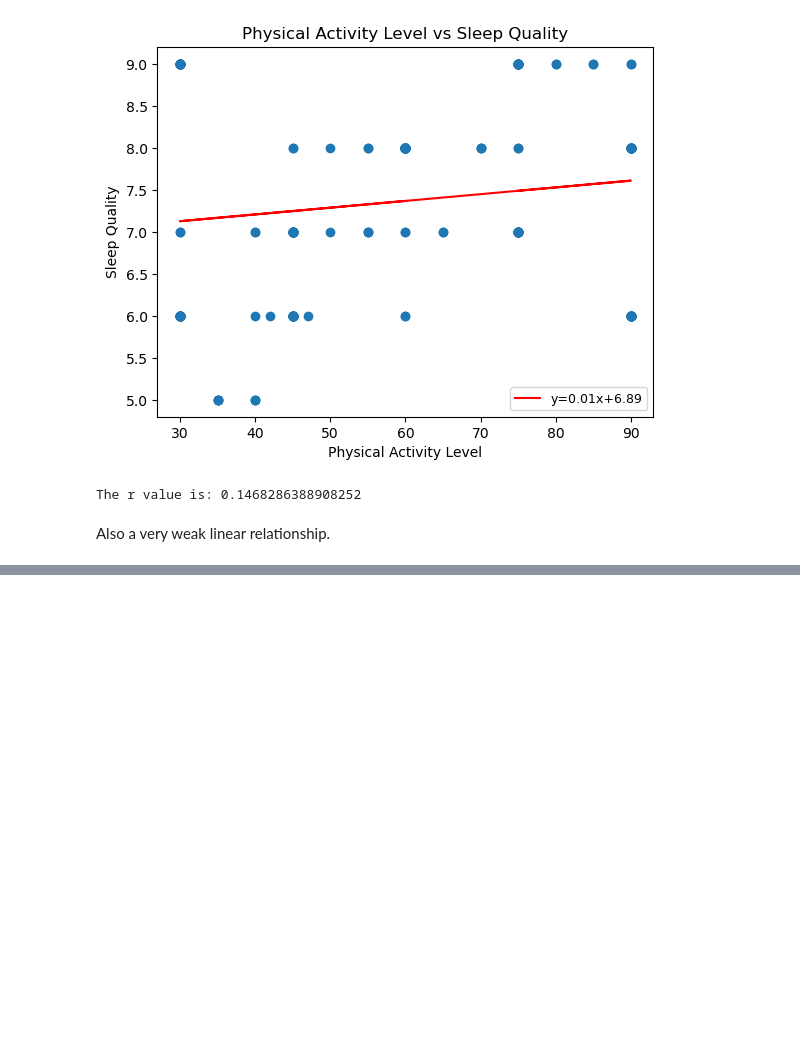
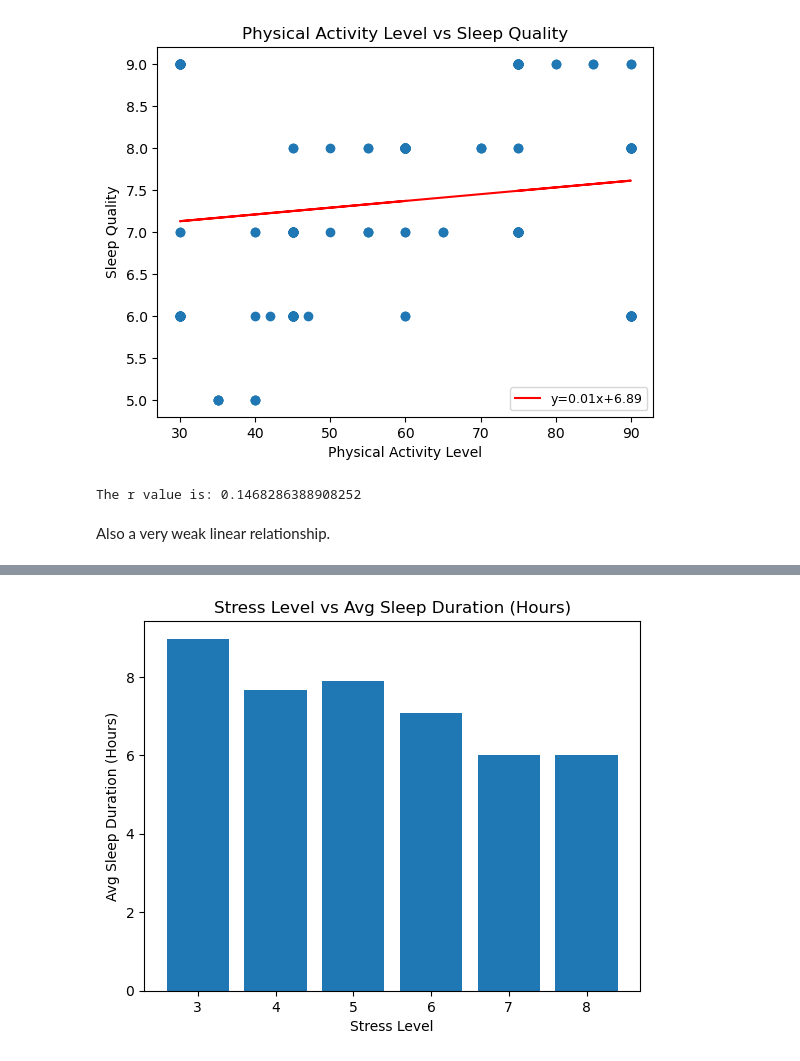
Before and after one commit to johnweissmann/project-1, a Jupyter notebook: main.ipynb, the cells around one changed output, grey strips where cells are left out. Drawn from its saved outputs; the diff is of its cells as text; code cells hidden in the pictures; blank space fills up the shorter version.

```diff
--- a/main.ipynb
+++ b/main.ipynb
@@ -247,0 +274,9 @@ Also a very weak linear relationship.
+# %%
+plt.bar(stress_df.index.values,
+        stress_df['Mean Sleep Quality'])
+plt.xlabel("Stress Level")
+plt.ylabel("Avg Sleep Duration (Hours)")
+plt.title("Stress Level vs Avg Sleep Duration (Hours)")
+plt.show()
+# %% [output]
+[figure, added]
```
Also changed, not shown: parts of 7 cells of this notebook.
